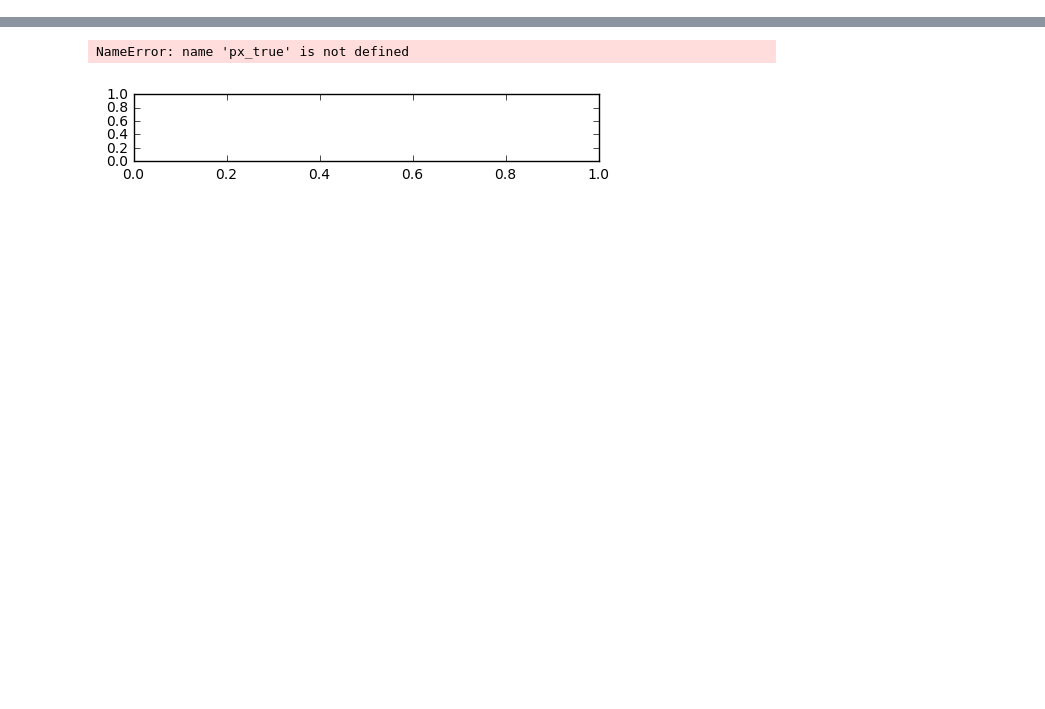
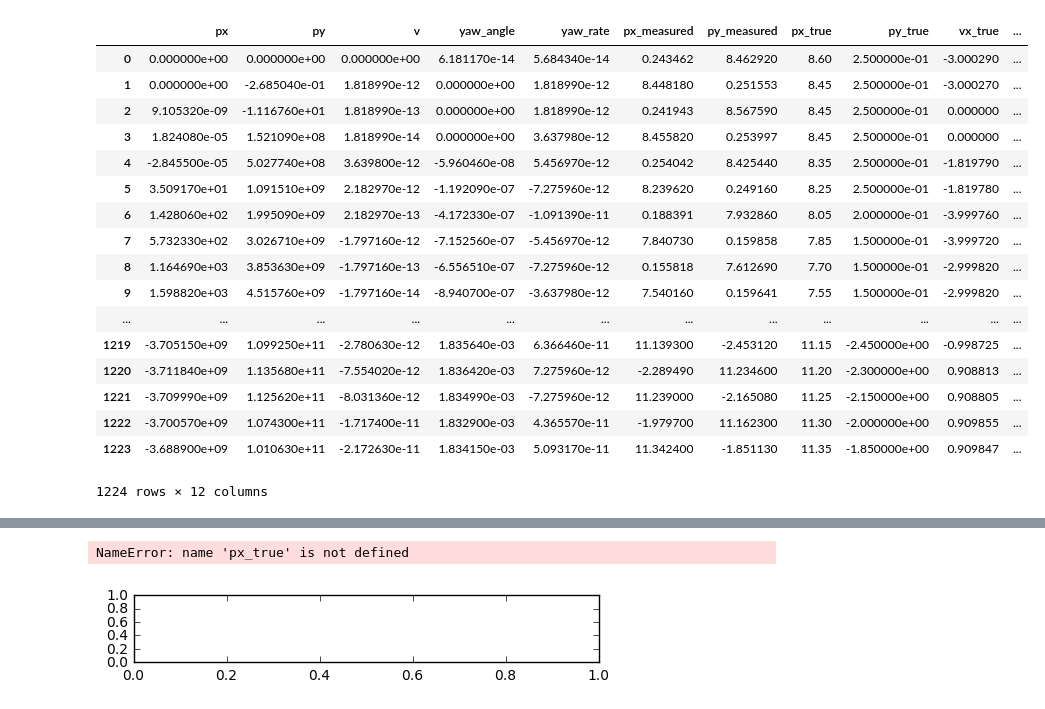
Before and after one commit to berickson/CarND-Unscented-Kalman-Filter-Project, a Jupyter notebook: analysis.ipynb, the cells around one changed output, grey strips where cells are left out. Saved outputs shown, nothing was run; the diff lists cells and outputs as text; code cells hidden in the pictures; blank space fills up the shorter version.

```diff
--- a/analysis.ipynb
+++ b/analysis.ipynb
@@ -8,3 +8,24 @@ df = pd.read_csv('output/out2.txt',delimiter='\t')
+# %%
+df
+# %% [output]
+|  | px | py | v | yaw_angle | yaw_rate | px_measured | py_measured | px_true | py_true | vx_true | ... |
+| 0 | 0.000000e+00 | 0.000000e+00 | 0.000000e+00 | 6.181170e-14 | 5.684340e-14 | 0.243462 | 8.462920 | 8.60 | 2.500000e-01 | -3.000290 | ... |
+| 1 | 0.000000e+00 | -2.685040e-01 | 1.818990e-12 | 0.000000e+00 | 1.818990e-12 | 8.448180 | 0.251553 | 8.45 | 2.500000e-01 | -3.000270 | ... |
+| 2 | 9.105320e-09 | -1.116760e+01 | 1.818990e-13 | 0.000000e+00 | 1.818990e-12 | 0.241943 | 8.567590 | 8.45 | 2.500000e-01 | 0.000000 | ... |
+| 3 | 1.824080e-05 | 1.521090e+08 | 1.818990e-14 | 0.000000e+00 | 3.637980e-12 | 8.455820 | 0.253997 | 8.45 | 2.500000e-01 | 0.000000 | ... |
+| 4 | -2.845500e-05 | 5.027740e+08 | 3.639800e-12 | -5.960460e-08 | 5.456970e-12 | 0.254042 | 8.425440 | 8.35 | 2.500000e-01 | -1.819790 | ... |
+| 5 | 3.509170e+01 | 1.091510e+09 | 2.182970e-12 | -1.192090e-07 | -7.275960e-12 | 8.239620 | 0.249160 | 8.25 | 2.500000e-01 | -1.819780 | ... |
+| 6 | 1.428060e+02 | 1.995090e+09 | 2.182970e-13 | -4.172330e-07 | -1.091390e-11 | 0.188391 | 7.932860 | 8.05 | 2.000000e-01 | -3.999760 | ... |
+| 7 | 5.732330e+02 | 3.026710e+09 | -1.797160e-12 | -7.152560e-07 | -5.456970e-12 | 7.840730 | 0.159858 | 7.85 | 1.500000e-01 | -3.999720 | ... |
+| 8 | 1.164690e+03 | 3.853630e+09 | -1.797160e-13 | -6.556510e-07 | -7.275960e-12 | 0.155818 | 7.612690 | 7.70 | 1.500000e-01 | -2.999820 | ... |
+| 9 | 1.598820e+03 | 4.515760e+09 | -1.797160e-14 | -8.940700e-07 | -3.637980e-12 | 7.540160 | 0.159641 | 7.55 | 1.500000e-01 | -2.999820 | ... |
+| ... | ... | ... | ... | ... | ... | ... | ... | ... | ... | ... | ... |
+| 1219 | -3.705150e+09 | 1.099250e+11 | -2.780630e-12 | 1.835640e-03 | 6.366460e-11 | 11.139300 | -2.453120 | 11.15 | -2.450000e+00 | -0.998725 | ... |
+| 1220 | -3.711840e+09 | 1.135680e+11 | -7.554020e-12 | 1.836420e-03 | 7.275960e-12 | -2.289490 | 11.234600 | 11.20 | -2.300000e+00 | 0.908813 | ... |
+| 1221 | -3.709990e+09 | 1.125620e+11 | -8.031360e-12 | 1.834990e-03 | -7.275960e-12 | 11.239000 | -2.165080 | 11.25 | -2.150000e+00 | 0.908805 | ... |
+| 1222 | -3.700570e+09 | 1.074300e+11 | -1.717400e-11 | 1.832900e-03 | 4.365570e-11 | -1.979700 | 11.162300 | 11.30 | -2.000000e+00 | 0.909855 | ... |
+| 1223 | -3.688900e+09 | 1.010630e+11 | -2.172630e-11 | 1.834150e-03 | 5.093170e-11 | 11.342400 | -1.851130 | 11.35 | -1.850000e+00 | 0.909847 | ... |
+1224 rows × 12 columns
 # %%
 fig = plt.figure(dpi=200)
 fig.set_size_inches(h=5,w=15)
```
Also changed, not shown: parts of 3 cells of this notebook, 6 other files.
